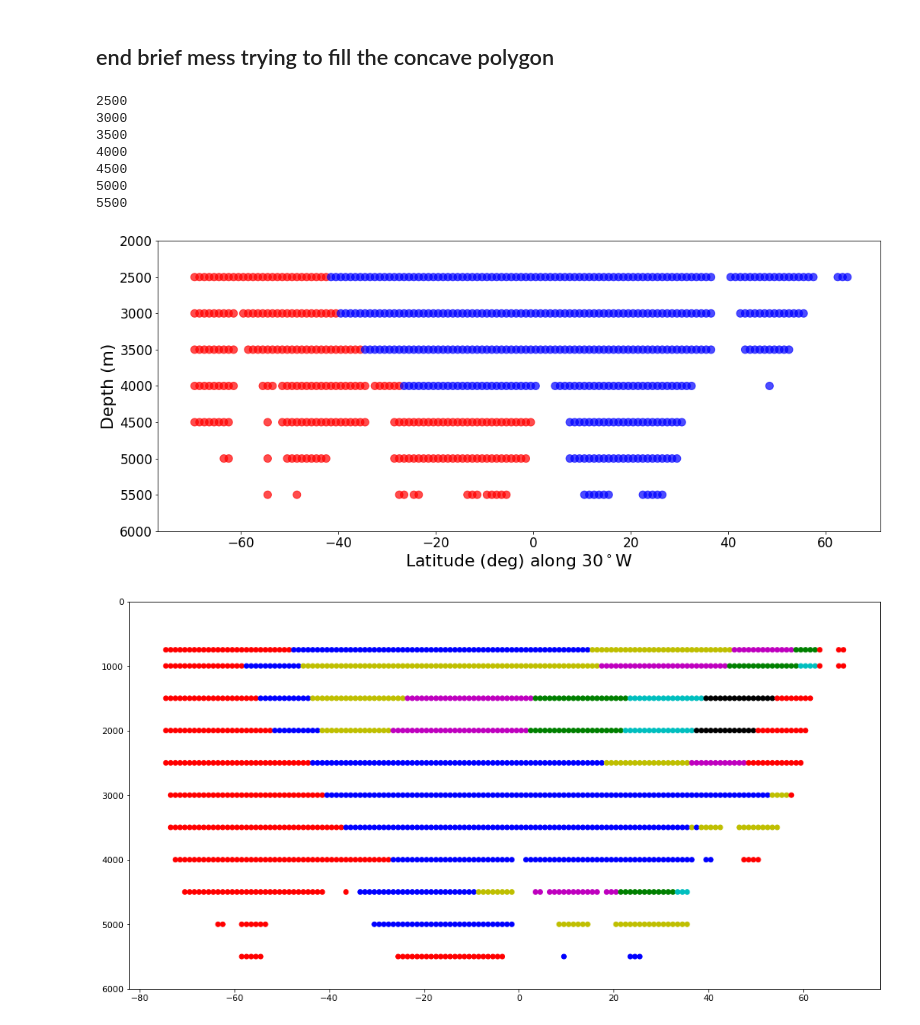
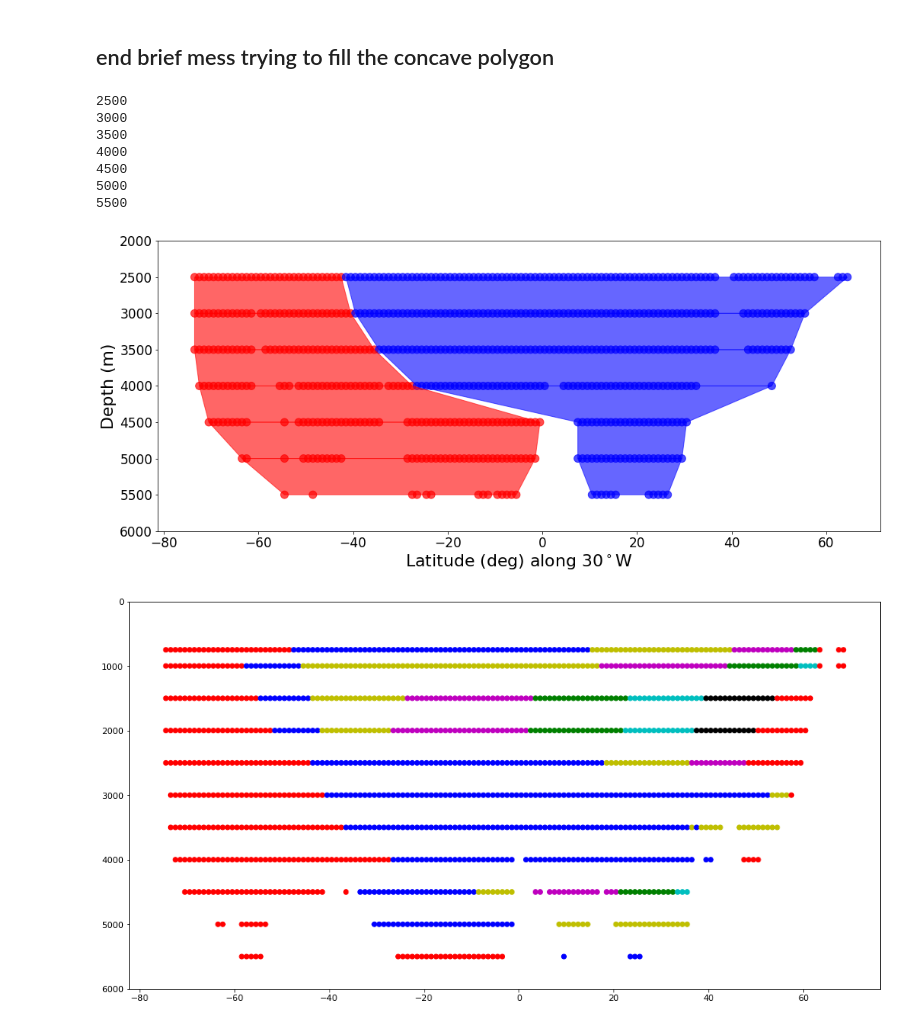
Before and after one commit to jordanplanders/Thinkful, a Jupyter notebook: Capstone Project/watercol_connectedness.ipynb, the cells around one changed output. Saved outputs shown, nothing was run; the diff lists cells and outputs as text; code cells hidden in the pictures.

Commit message:
two endmember figure with fill

```diff
--- a/Capstone Project/watercol_connectedness.ipynb
+++ b/Capstone Project/watercol_connectedness.ipynb
@@ -246,7 +246,7 @@ class paths:
                             else:
                                 self.d_paths[(mini_sec1.slat,depth1)].append((mini_sec2.slat,depth2, p))
 # %%
-lat_bins = [(x, x+3) for x in range(-80,80, 3)]
+lat_bins = [(x, x+3) for x in range(-80,80, 4)]
 depths = [x for x in range(0,6500, 250)]
 # %%
 lineLon = -30
@@ -460,3 +339,14 @@ plt.xlim([-80, 80])
+# %%
+r = []
+for ik in range(len(depths)):
+    r.append([depths[ik]]+x1[ik])
+
+b = []
+for ik in range(len(depths)):
+    b.append([depths[ik]]+x2[ik])
+# %%
+r_pairs = [[r[n-1], r[n]] for n in range(1,len(r))]
+b_pairs = [[b[n-1], b[n]] for n in range(1,len(b))]
 # %% [markdown]
 ## end brief mess trying to fill the concave polygon
 # %%
@@ -479,9 +369,9 @@ x2 = []
 y2 = []
 all_r = []
 all_b = []
-color_mat_r = np.zeros([len(depths), 23])
-color_mat_b = np.zeros([len(depths), 23])
-color_mat = np.zeros([len(depths), 23])
+# color_mat_r = np.zeros([len(depths), 23])
+# color_mat_b = np.zeros([len(depths), 23])
+# color_mat = np.zeros([len(depths), 23])
 
 d_traj = {}
 for ij, dpth in enumerate(depths):
@@ -500,50 +390,90 @@ for ij, dpth in enumerate(depths):
     x_int_r = []
     x_int_b = []
     for ik in range(len(Atl._feat_data_avgd)):
-        ind = np.argwhere(unique_x== (Atl._ax_avgd[ik]))
+#         ind = np.argwhere(unique_x== (Atl._ax_avgd[ik]))
         if Atl.mixing_labels[ik] == 'r':
             x_int_r.append(Atl._ax_avgd[ik])
             all_r.append((Atl._ax_avgd[ik], dpth))
-            color_mat_r[ij, ind] = 1
-            color_mat[ij, ind] = 1
+#             color_mat_r[ij, ind] = 1
+#             color_mat[ij, ind] = 1
         else:
             x_int_b.append(Atl._ax_avgd[ik])
             all_b.append((Atl._ax_avgd[ik], dpth))
-            color_mat_b[ij, ind] = 1
-            color_mat[ij, ind] = 2
+#             color_mat_b[ij, ind] = 1
+#             color_mat[ij, ind] = 2
 
     # create lists of bounding points for each depth
     x1.append([x_int_r[0], x_int_r[-1]])
     y1.append([dpth, dpth])
     x2.append([x_int_b[0], x_int_b[-1]])
     y2.append([dpth, dpth])
 
 #     ax.plot(Atl._ax_avgd, Atl._feat_data_avgd, label = str(dpth)+'m')
 #     ax.scatter(Atl._ax_smooth[Atl.extrema_d2], Atl._feat_data_smooth[Atl.extrema_d2], color='k')
 
 ax.set_ylabel('Depth (m)', fontsize=axis_sz)
 ax.set_xlabel('Latitude (deg) along {}$^\circ$W'.format(-lineLon), fontsize=axis_sz)
 
 # set tick parameters
 xtickNames = ax.get_xticklabels()
 ytickNames = ax.get_yticklabels()
 
 for names in [ytickNames, xtickNames]:
     plt.setp(names, rotation=0, fontsize=tick_sz-4)
 
 plt.legend()
+
+### fill code
+
+depthsRangeXY_r = []
+depthsRangeXY_b = []
+
+for pair in r_pairs:
+    ul = [pair[0][1], pair[0][0]]
+    ur = [pair[0][2], pair[0][0]]
+    ll = [pair[1][1], pair[1][0]]
+    lr = [pair[1][2], pair[1][0]]
+    xs = [ik[0] for ik in [ll, ul, ur, lr]]
+    ys = [ik[1] for ik in [ll, ul, ur, lr]]
+    depthsRangeXY_r.append([xs, ys])
+
+for pair in b_pairs:
+    ul = [pair[0][1], pair[0][0]]
+    ur = [pair[0][2], pair[0][0]]
+    ll = [pair[1][1], pair[1][0]]
+    lr = [pair[1][2], pair[1][0]]
+    xs = [ik[0] for ik in [ll, ul, ur, lr]]
+    ys = [ik[1] for ik in [ll, ul, ur, lr]]
+    depthsRangeXY_b.append([xs, ys])
+
+for d in depthsRangeXY_r:
+    ax.fill(d[0],d[1], c='r', alpha=.6)
+for d in depthsRangeXY_b:
+    ax.fill(d[0],d[1], c='b', alpha=.6)
+
+ax.set_ylim([6000, 2000])
+
+ax.set_ylabel('Depth (m)', fontsize=axis_sz)
+ax.set_xlabel('Latitude (deg) along {}$^\circ$W'.format(-lineLon), fontsize=axis_sz)
+
+# set tick parameters
+xtickNames = ax.get_xticklabels()
+ytickNames = ax.get_yticklabels()
+
+for names in [ytickNames, xtickNames]:
+    plt.setp(names, rotation=0, fontsize=tick_sz-4)
 # ax.set_ylim([34.64, 34.68])
 name1 = 'two_endmember_Atlantic'
-# plt.savefig(path+name1+'.png', dpi=None, facecolor='w', edgecolor='w',
-#         orientation='portrait', papertype=None, format=None,
-#         transparent=False, bbox_inches=None, pad_inches=0.1,
-#         frameon=None)
+plt.savefig(path+name1+'.png', dpi=None, facecolor='w', edgecolor='w',
+        orientation='portrait', papertype=None, format=None,
+        transparent=False, bbox_inches=None, pad_inches=0.1,
+        frameon=None)
 # %% [output]
 2500
 3000
 3500
 4000
 4500
 5000
 5500
-[figure, old version]
+[figure, new version]
```
Also changed, not shown: parts of 23 cells of this notebook.
